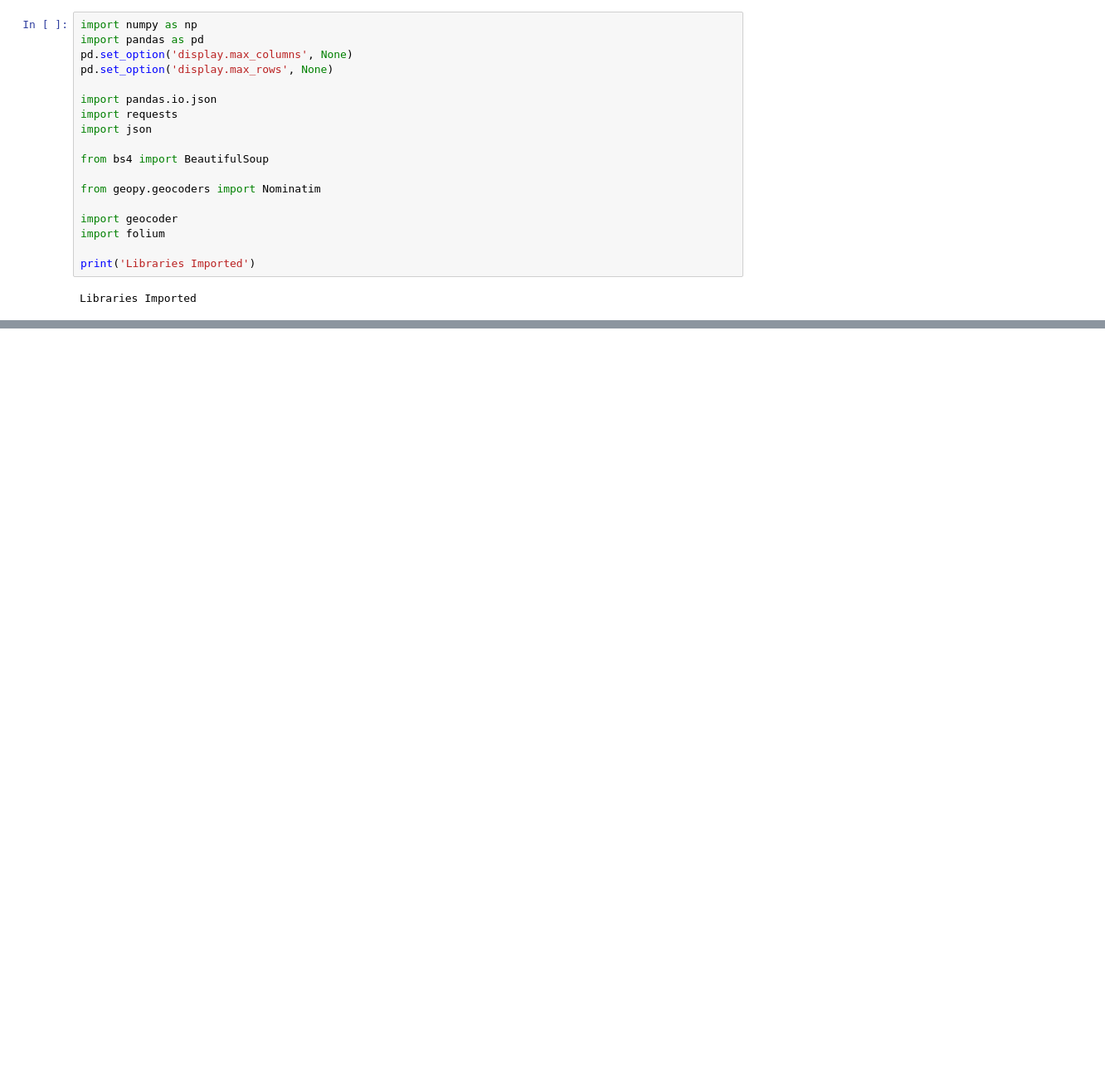
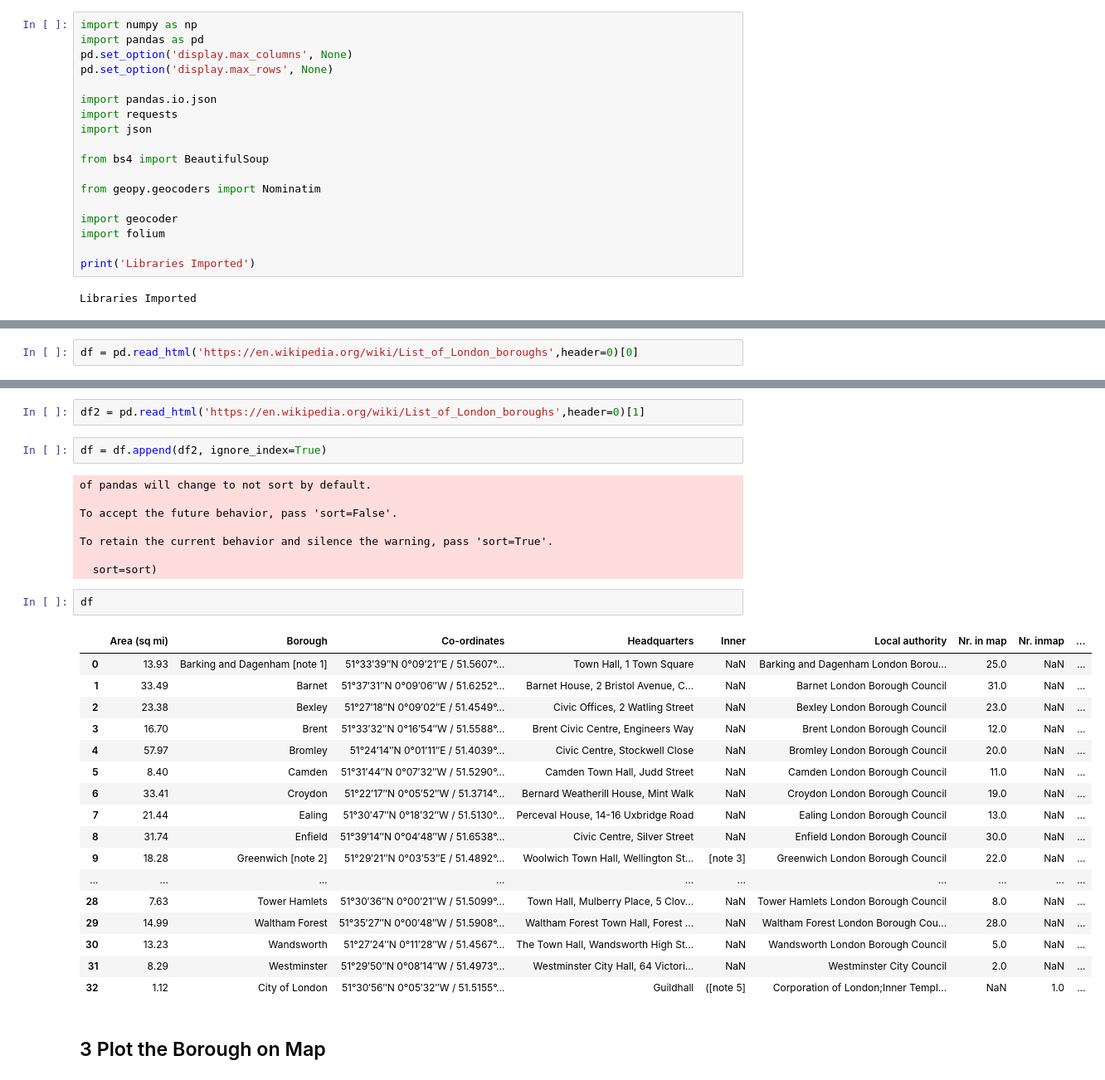
Before and after one commit to shrirangdixit/Coursera_Capstone, a Jupyter notebook: Capstone_project/Capstone_Project-The_Optimal_Locations_for_Indian_Restaurent.ipynb, the cells around one changed output, grey strips where cells are left out. Shown: that part at 83% size. Saved outputs shown, nothing was run; the diff lists cells and outputs as text; blank space fills up the shorter version.

Commit message:
San Francisco changed to London

```diff
--- a/Capstone_project/Capstone_Project-The_Optimal_Locations_for_Indian_Restaurent.ipynb
+++ b/Capstone_project/Capstone_Project-The_Optimal_Locations_for_Indian_Restaurent.ipynb
@@ -152,0 +34,2 @@ map_la
+# %%
+df = pd.read_html('https://en.wikipedia.org/wiki/List_of_London_boroughs',header=0)[0]
@@ -152,0 +56,34 @@ map_la
+# %%
+df2 = pd.read_html('https://en.wikipedia.org/wiki/List_of_London_boroughs',header=0)[1]
+# %%
+df = df.append(df2, ignore_index=True)
+# %% [output]
+of pandas will change to not sort by default.
+
+To accept the future behavior, pass 'sort=False'.
+
+To retain the current behavior and silence the warning, pass 'sort=True'.
+
+  sort=sort)
+# %%
+df
+# %% [output]
+|  | Area (sq mi) | Borough | Co-ordinates | Headquarters | Inner | Local authority | Nr. in map | Nr. inmap | ... |
+| 0 | 13.93 | Barking and Dagenham [note 1] | 51°33′39″N 0°09′21″E﻿ / ﻿51.5607°... | Town Hall, 1 Town Square | NaN | Barking and Dagenham London Borou... | 25.0 | NaN | ... |
+| 1 | 33.49 | Barnet | 51°37′31″N 0°09′06″W﻿ / ﻿51.6252°... | Barnet House, 2 Bristol Avenue, C... | NaN | Barnet London Borough Council | 31.0 | NaN | ... |
+| 2 | 23.38 | Bexley | 51°27′18″N 0°09′02″E﻿ / ﻿51.4549°... | Civic Offices, 2 Watling Street | NaN | Bexley London Borough Council | 23.0 | NaN | ... |
+| 3 | 16.70 | Brent | 51°33′32″N 0°16′54″W﻿ / ﻿51.5588°... | Brent Civic Centre, Engineers Way | NaN | Brent London Borough Council | 12.0 | NaN | ... |
+| 4 | 57.97 | Bromley | 51°24′14″N 0°01′11″E﻿ / ﻿51.4039°... | Civic Centre, Stockwell Close | NaN | Bromley London Borough Council | 20.0 | NaN | ... |
+| 5 | 8.40 | Camden | 51°31′44″N 0°07′32″W﻿ / ﻿51.5290°... | Camden Town Hall, Judd Street | NaN | Camden London Borough Council | 11.0 | NaN | ... |
+| 6 | 33.41 | Croydon | 51°22′17″N 0°05′52″W﻿ / ﻿51.3714°... | Bernard Weatherill House, Mint Walk | NaN | Croydon London Borough Council | 19.0 | NaN | ... |
+| 7 | 21.44 | Ealing | 51°30′47″N 0°18′32″W﻿ / ﻿51.5130°... | Perceval House, 14-16 Uxbridge Road | NaN | Ealing London Borough Council | 13.0 | NaN | ... |
+| 8 | 31.74 | Enfield | 51°39′14″N 0°04′48″W﻿ / ﻿51.6538°... | Civic Centre, Silver Street | NaN | Enfield London Borough Council | 30.0 | NaN | ... |
+| 9 | 18.28 | Greenwich [note 2] | 51°29′21″N 0°03′53″E﻿ / ﻿51.4892°... | Woolwich Town Hall, Wellington St... | [note 3] | Greenwich London Borough Council | 22.0 | NaN | ... |
+| ... | ... | ... | ... | ... | ... | ... | ... | ... | ... |
+| 28 | 7.63 | Tower Hamlets | 51°30′36″N 0°00′21″W﻿ / ﻿51.5099°... | Town Hall, Mulberry Place, 5 Clov... | NaN | Tower Hamlets London Borough Council | 8.0 | NaN | ... |
+| 29 | 14.99 | Waltham Forest | 51°35′27″N 0°00′48″W﻿ / ﻿51.5908°... | Waltham Forest Town Hall, Forest ... | NaN | Waltham Forest London Borough Cou... | 28.0 | NaN | ... |
+| 30 | 13.23 | Wandsworth | 51°27′24″N 0°11′28″W﻿ / ﻿51.4567°... | The Town Hall, Wandsworth High St... | NaN | Wandsworth London Borough Council | 5.0 | NaN | ... |
+| 31 | 8.29 | Westminster | 51°29′50″N 0°08′14″W﻿ / ﻿51.4973°... | Westminster City Hall, 64 Victori... | NaN | Westminster City Council | 2.0 | NaN | ... |
+| 32 | 1.12 | City of London | 51°30′56″N 0°05′32″W﻿ / ﻿51.5155°... | Guildhall | ([note 5] | Corporation of London;Inner Templ... | NaN | 1.0 | ... |
+# %% [markdown]
+## 3 Plot the Borough on Map
```
Also changed, not shown: parts of 38 cells of this notebook, 1 other file.
